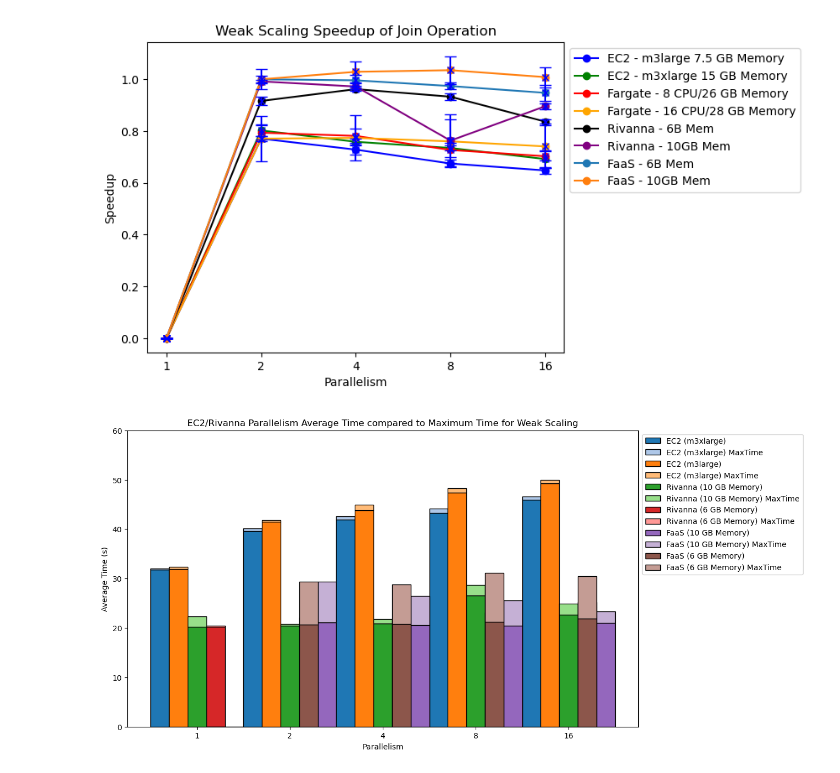
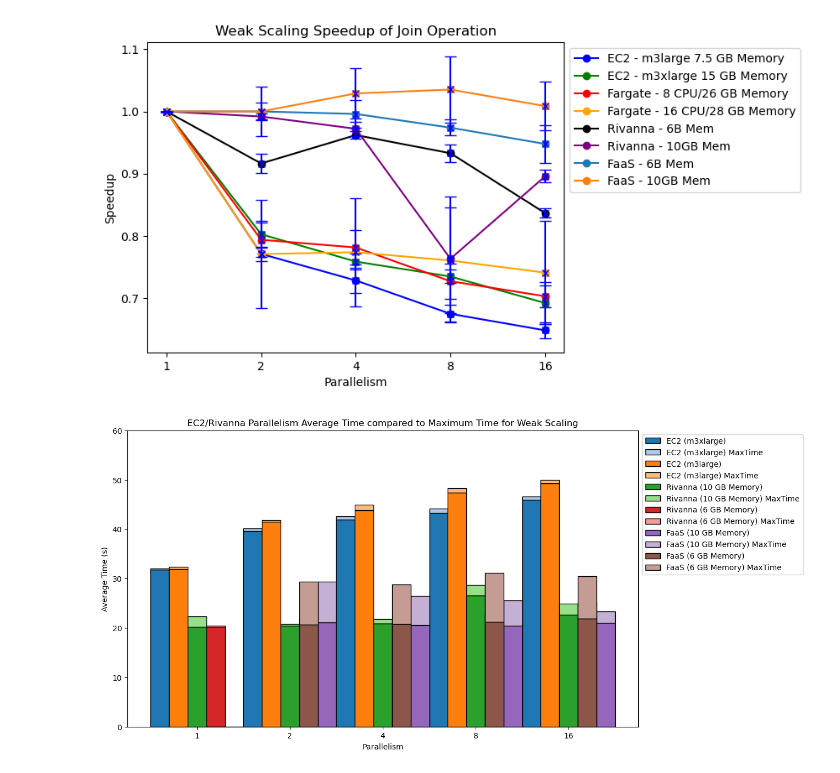
Before and after one commit to mstaylor/cylon, a Jupyter notebook: target/aws/scripts/notebooks/Join_Weak_Scaling_quals.ipynb, the cells around one changed output. Cells and saved outputs as stored; diff of their text form; code cells hidden in the pictures.

```diff
--- a/target/aws/scripts/notebooks/Join_Weak_Scaling_quals.ipynb
+++ b/target/aws/scripts/notebooks/Join_Weak_Scaling_quals.ipynb
@@ -31,14 +31,14 @@ lambda_10_err = [0.5908764711, 0.5908764711, 0.5617459735, 0.884176371, 0.561954
 lambda_6_err = [0.206974149, 0.206974149, 0.4204491114, 0.1793480701, 0.663419514]
 
 # Calculate speedup (use the first value in each series as the baseline)
-ec2_m3large_speedup = [0] + [ec2_m3large[0] / time for time in ec2_m3large[1:]]
-ec2_m3xlarge_speedup = [0] + [ec2_m3xlarge[0] / time for time in ec2_m3xlarge[1:]]
-fargate_4_26_speedup = [0] + [fargate_4_26[0] / time for time in fargate_4_26[1:]]
-fargate_16_28_speedup = [0] + [fargate_16_28[0] / time for time in fargate_16_28[1:]]
-rivanna_6_speedup = [0] + [rivanna_6[0] / time for time in rivanna_6[1:]]
-rivanna_10_speedup = [0] + [rivanna_10[0] / time for time in rivanna_10[1:]]
-lambda_6_speedup = [0] + [lambda_6[0] / time for time in lambda_6[1:]]
-lambda_10_speedup = [0] + [lambda_10[0] / time for time in lambda_10[1:]]
+ec2_m3large_speedup = [1] + [ec2_m3large[0] / time for time in ec2_m3large[1:]]
+ec2_m3xlarge_speedup = [1] + [ec2_m3xlarge[0] / time for time in ec2_m3xlarge[1:]]
+fargate_4_26_speedup = [1] + [fargate_4_26[0] / time for time in fargate_4_26[1:]]
+fargate_16_28_speedup = [1] + [fargate_16_28[0] / time for time in fargate_16_28[1:]]
+rivanna_6_speedup = [1] + [rivanna_6[0] / time for time in rivanna_6[1:]]
+rivanna_10_speedup = [1] + [rivanna_10[0] / time for time in rivanna_10[1:]]
+lambda_6_speedup = [1] + [lambda_6[0] / time for time in lambda_6[1:]]
+lambda_10_speedup = [1] + [lambda_10[0] / time for time in lambda_10[1:]]
 
 # Create a line chart for speedup
 plt.plot(world_size, ec2_m3large_speedup, marker='o', color='b', label='EC2 - m3large 7.5 GB Memory')
@@ -56,34 +56,34 @@ fargate_4_26_speedup_err = calculate_speedup_error(fargate_4_26[0], fargate_4_26
 fargate_16_28_speedup_err = calculate_speedup_error(fargate_16_28[0], fargate_16_28_err[0], fargate_16_28, fargate_16_28_err)
 rivanna_6_speedup_err = calculate_speedup_error(rivanna_6[0], rivanna_6_err[0], rivanna_6, rivanna_6_err)
 rivanna_10_speedup_err = calculate_speedup_error(rivanna_10[0], rivanna_10_err[0], rivanna_10, rivanna_10_err)
 lambda_6_speedup_err = calculate_speedup_error(lambda_6[0], lambda_6_err[0], lambda_6, lambda_6_err)
 lambda_10_speedup_err = calculate_speedup_error(lambda_10[0], lambda_10_err[0], lambda_10, lambda_10_err)
 # Create the plot with error bars
 plt.errorbar(world_size, ec2_m3large_speedup, yerr=ec2_m3large_speedup_err, fmt='x', color='b',  capsize=5)
 plt.errorbar(world_size, ec2_m3xlarge_speedup, yerr=ec2_m3xlarge_speedup_err, fmt='x', color='b',  capsize=5)
 plt.errorbar(world_size, fargate_4_26_speedup, yerr=fargate_4_26_speedup_err, fmt='x', color='b',  capsize=5)
 plt.errorbar(world_size, fargate_16_28_speedup, yerr=fargate_16_28_speedup_err, fmt='x', color='b',  capsize=5)
 plt.errorbar(world_size, rivanna_6_speedup, yerr=rivanna_6_speedup_err, fmt='x', color='b',  capsize=5)
 plt.errorbar(world_size, rivanna_10_speedup, yerr=rivanna_10_speedup_err, fmt='x', color='b',  capsize=5)
 plt.errorbar(world_size, lambda_6_speedup, yerr=lambda_6_speedup_err, fmt='x', color='b',  capsize=5)
 plt.errorbar(world_size, lambda_10_speedup, yerr=lambda_10_speedup_err, fmt='x', color='b',  capsize=5)
 
 
 # Invert the x-axis so the graph goes from right to left
 #plt.gca().invert_xaxis()
 
 # Add labels and title for speedup plot
 plt.xlabel('Parallelism')
 plt.ylabel('Speedup')
 plt.title('Weak Scaling Speedup of Join Operation')
 
 # Add a legend
 plt.legend(loc="upper left", bbox_to_anchor=(1, 1))
 
 # Display the chart
 plt.show()
 # %% [output]
-[figure, old version]
+[figure, new version]
 # %%
 import matplotlib.pyplot as plt
 import numpy as np
```
Also changed, not shown: parts of 2 cells of this notebook.
